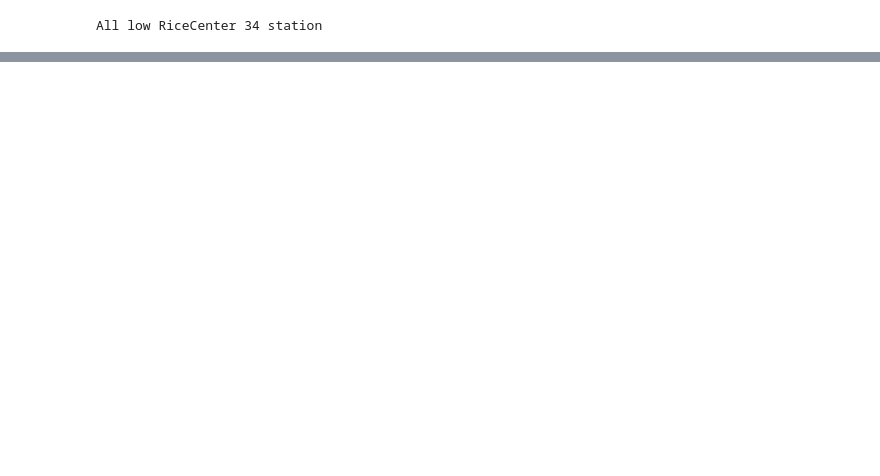
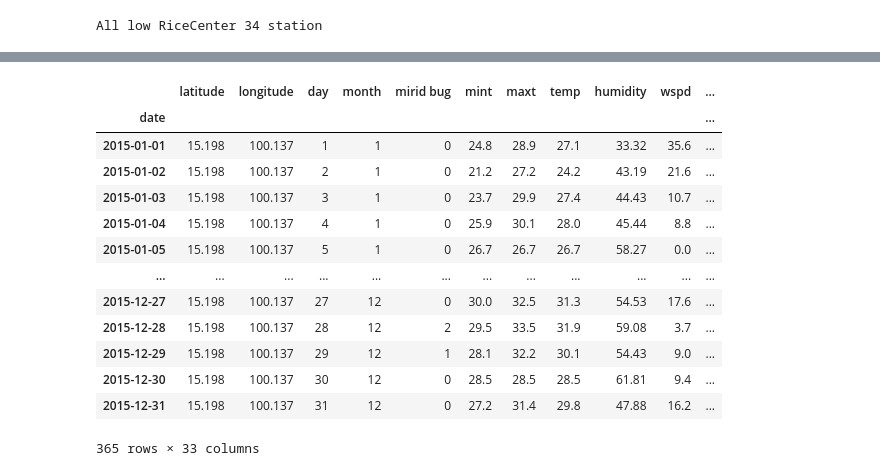
Before and after one commit to D6200763-SUT/SUT_Rice_Project_2021, a Jupyter notebook: Creat_data__Preparation_Mode.ipynb, the cells around one changed output, grey strips where cells are left out. Cells and saved outputs as stored; diff of their text form; code cells hidden in the pictures; blank space fills up the shorter version.

```diff
--- a/Creat_data__Preparation_Mode.ipynb
+++ b/Creat_data__Preparation_Mode.ipynb
@@ -172,0 +236,22 @@ frames_train
+# %%
+#defining rate
+our_rate = 6
+#apply the rate
+constant_subset = df_temperature[::our_rate]
+#data
+constant_subset
+# %% [output]
+|  | latitude | longitude | day | month | mirid bug | mint | maxt | temp | humidity | wspd | ... |
+| date |  |  |  |  |  |  |  |  |  |  | ... |
+| 2015-01-01 | 15.198 | 100.137 | 1 | 1 | 0 | 24.8 | 28.9 | 27.1 | 33.32 | 35.6 | ... |
+| 2015-01-02 | 15.198 | 100.137 | 2 | 1 | 0 | 21.2 | 27.2 | 24.2 | 43.19 | 21.6 | ... |
+| 2015-01-03 | 15.198 | 100.137 | 3 | 1 | 0 | 23.7 | 29.9 | 27.4 | 44.43 | 10.7 | ... |
+| 2015-01-04 | 15.198 | 100.137 | 4 | 1 | 0 | 25.9 | 30.1 | 28.0 | 45.44 | 8.8 | ... |
+| 2015-01-05 | 15.198 | 100.137 | 5 | 1 | 0 | 26.7 | 26.7 | 26.7 | 58.27 | 0.0 | ... |
+| ... | ... | ... | ... | ... | ... | ... | ... | ... | ... | ... | ... |
+| 2015-12-27 | 15.198 | 100.137 | 27 | 12 | 0 | 30.0 | 32.5 | 31.3 | 54.53 | 17.6 | ... |
+| 2015-12-28 | 15.198 | 100.137 | 28 | 12 | 2 | 29.5 | 33.5 | 31.9 | 59.08 | 3.7 | ... |
+| 2015-12-29 | 15.198 | 100.137 | 29 | 12 | 1 | 28.1 | 32.2 | 30.1 | 54.43 | 9.0 | ... |
+| 2015-12-30 | 15.198 | 100.137 | 30 | 12 | 0 | 28.5 | 28.5 | 28.5 | 61.81 | 9.4 | ... |
+| 2015-12-31 | 15.198 | 100.137 | 31 | 12 | 0 | 27.2 | 31.4 | 29.8 | 47.88 | 16.2 | ... |
+365 rows × 33 columns
```
Also changed, not shown: parts of 8 cells of this notebook, 1 other file.
